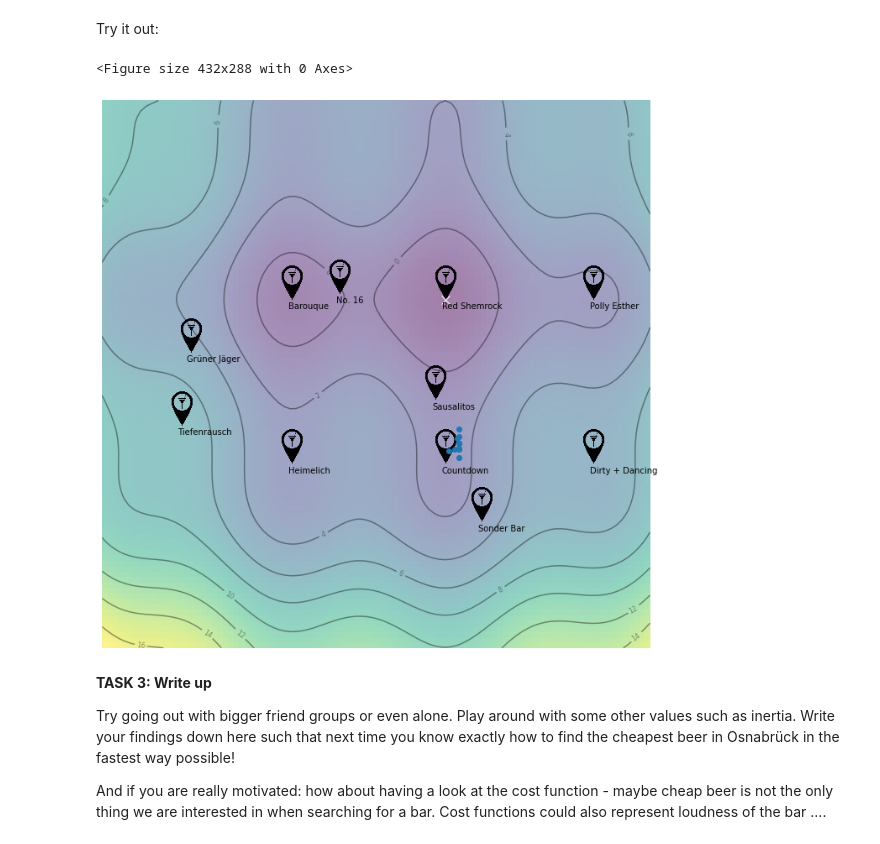
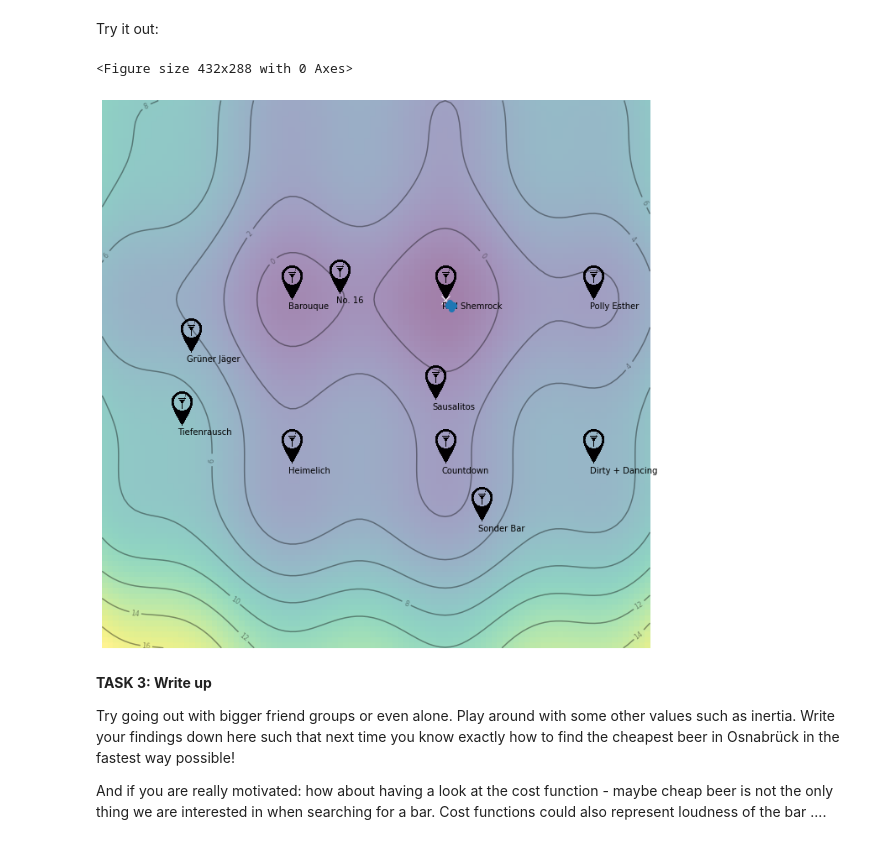
Before and after one commit to Genetic-algorithm-UOS/Coding-Assignment, a Jupyter notebook: Tasks/PSO/ParticleSwarmOptimization_Task.ipynb, the cells around one changed output. Drawn from its saved outputs; the diff is of its cells as text; code cells hidden in the pictures.

```diff
--- a/Tasks/PSO/ParticleSwarmOptimization_Task.ipynb
+++ b/Tasks/PSO/ParticleSwarmOptimization_Task.ipynb
@@ -200,7 +202,8 @@ class Particle:
             epsilon_1 = np.random.uniform(0, 1)
             epsilon_2 = np.random.uniform(0, 1)
 
-            self.v[i] = inertia * self.v[i] + (alpha * epsilon_1 * (self.best_pos[i] - self.pos[i])) + (beta * epsilon_2 * (best_pos_swarm[0][i] - self.pos[i]))
+
+            self.v[i] = inertia * self.v[i] + (alpha * epsilon_1 * (self.best_pos[i] - self.pos[i])) + (beta * epsilon_2 * (best_pos_swarm[i] - self.pos[i]))
 
 
     def update_position(self, bounds: List[int]):
@@ -236,6 +239,8 @@ class PSO():
         # intialize best global err and pos
         self.err_best_swarm = -1
         self.pos_best_swarm = []
+
+
 
         # establish the swarm
         self.swarm = [Particle(pos) for _ in range(n_particles)]
@@ -254,13 +259,16 @@ class PSO():
                 particle.evaluate(self.cost_func)
 
             # determine if current particle is the best (globally)
-            self.err_best_swarm = min([particle.best_err for particle in self.swarm])
-            self.pos_best_swarm = [particle.best_pos for particle in self.swarm]
+            min_index = np.argmin([particle.best_err for particle in self.swarm])
+            self.err_best_swarm = [particle.best_err for particle in self.swarm][min_index]
+            self.pos_best_swarm = [particle.best_pos for particle in self.swarm][min_index]
+
 
             # cycle through swarm and update velocities and position
             for particle in self.swarm:
                 particle.update_velocity(self.pos_best_swarm)
                 particle.update_position(self.bounds)
+
 
             # (optionally) visualize partial result
             #if iter_idx % 10 == 0:
@@ -272,17 +280,17 @@ class PSO():
 # %% [markdown]
 **TASK 2.2: Run the PSO algorithm**
 # %%
-num_of_people = 10 # change that value and see what happens
+num_of_people = 100 # change that value and see what happens
 
 pso = PSO(cost_func, np.array([2.3, 2.3]), [[0, 5], [0, 5]], num_of_people, vis_func)
 # %% [markdown]
 Try it out:
 # %%
-num_iterations = 1000 # change that value and see what happens
+num_iterations = 35 # change that value and see what happens
 pso(num_iterations)
 # %% [output]
 <Figure size 432x288 with 0 Axes>
-[figure, old version]
+[figure, new version]
 # %% [markdown]
 **TASK 3: Write up**
 
```
Also changed, not shown: parts of 1 cell of this notebook.
